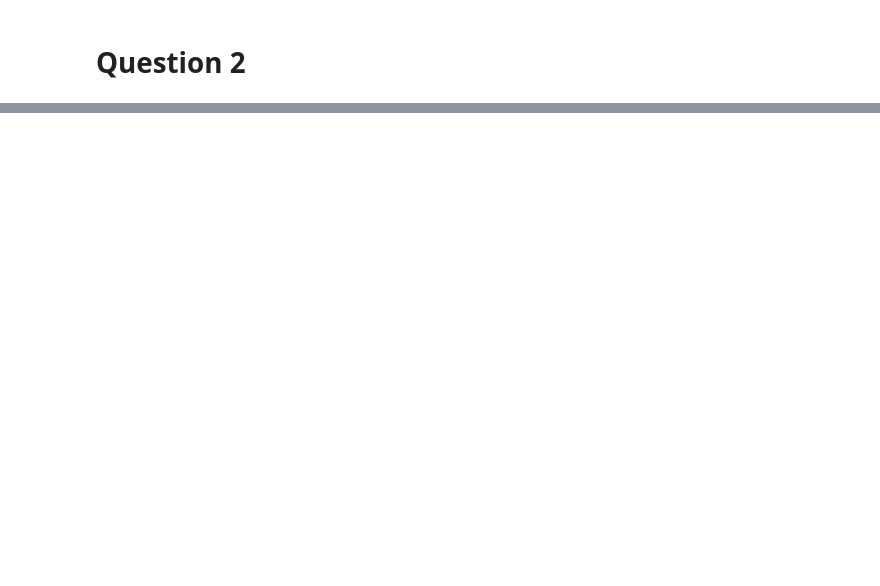
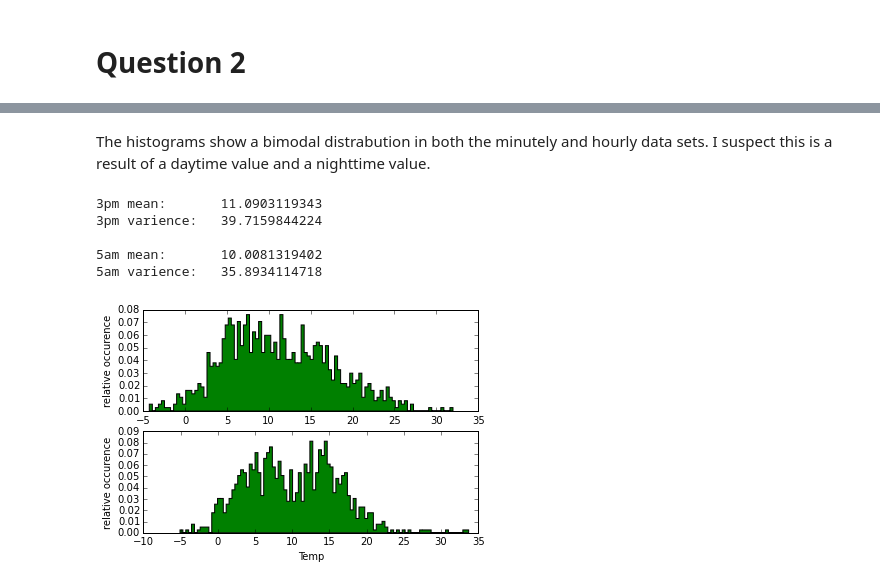
Before and after one commit to mpgriff/P411Assignments, a Jupyter notebook: p411a1-mattgriffiths.ipynb, the cells around one changed output, grey strips where cells are left out. Cells and saved outputs as stored; diff of their text form; code cells hidden in the pictures; blank space fills up the shorter version.

```diff
--- a/p411a1-mattgriffiths.ipynb
+++ b/p411a1-mattgriffiths.ipynb
@@ -96,0 +244,31 @@ We lose smoothness. comment further about difference between plots
+# %% [markdown]
+The histograms show a bimodal distrabution in both the minutely and hourly data sets. I suspect this is a result of a daytime value and a nighttime value.
+# %%
+ThreePM = hourdata[15::24]
+FiveAM = hourdata[5::24]
+
+print "\n3pm mean: \t" + str(np.mean(ThreePM))
+print "3pm varience: \t" + str(np.var(ThreePM))
+print "\n5am mean: \t" + str(np.mean(FiveAM))
+print "5am varience: \t" + str(np.var(FiveAM))
+
+fig = plt.figure()
+ax = fig.add_subplot(2,1,1)
+numBins = 100
+ax.hist(ThreePM,numBins,histtype='stepfilled', color='green', normed=True)
+ax.set_xlabel('Temp')
+ax.set_ylabel('relative occurence')
+
+ax = fig.add_subplot(2,1,2)
+ax.hist(FiveAM, numBins, histtype='stepfilled', color='green', normed=True)
+ax.set_xlabel('Temp')
+ax.set_ylabel('relative occurence')
+
+plt.show()
+# %% [output]
+3pm mean:       11.0903119343
+3pm varience:   39.7159844224
+
+5am mean:       10.0081319402
+5am varience:   35.8934114718
+[figure, added]
```
Also changed, not shown: parts of 14 cells of this notebook.
